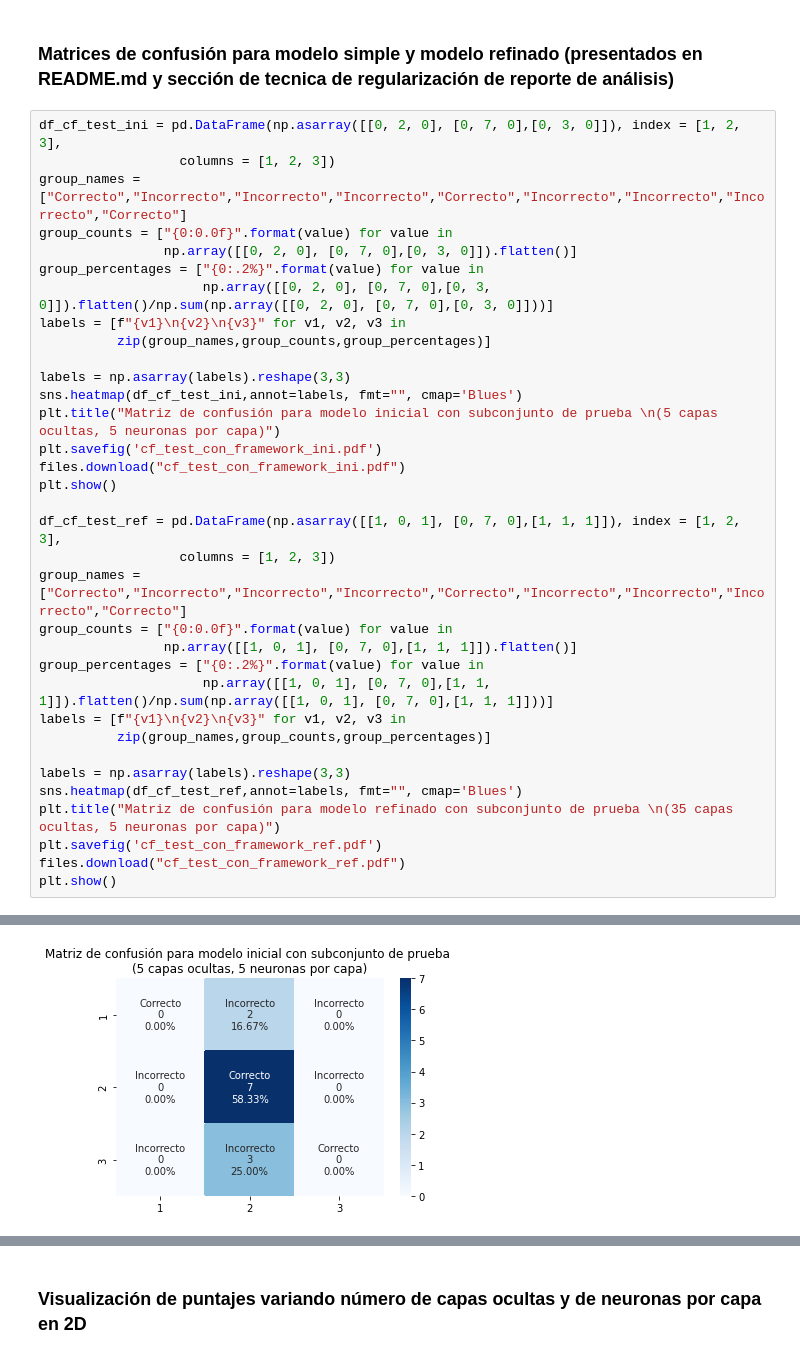
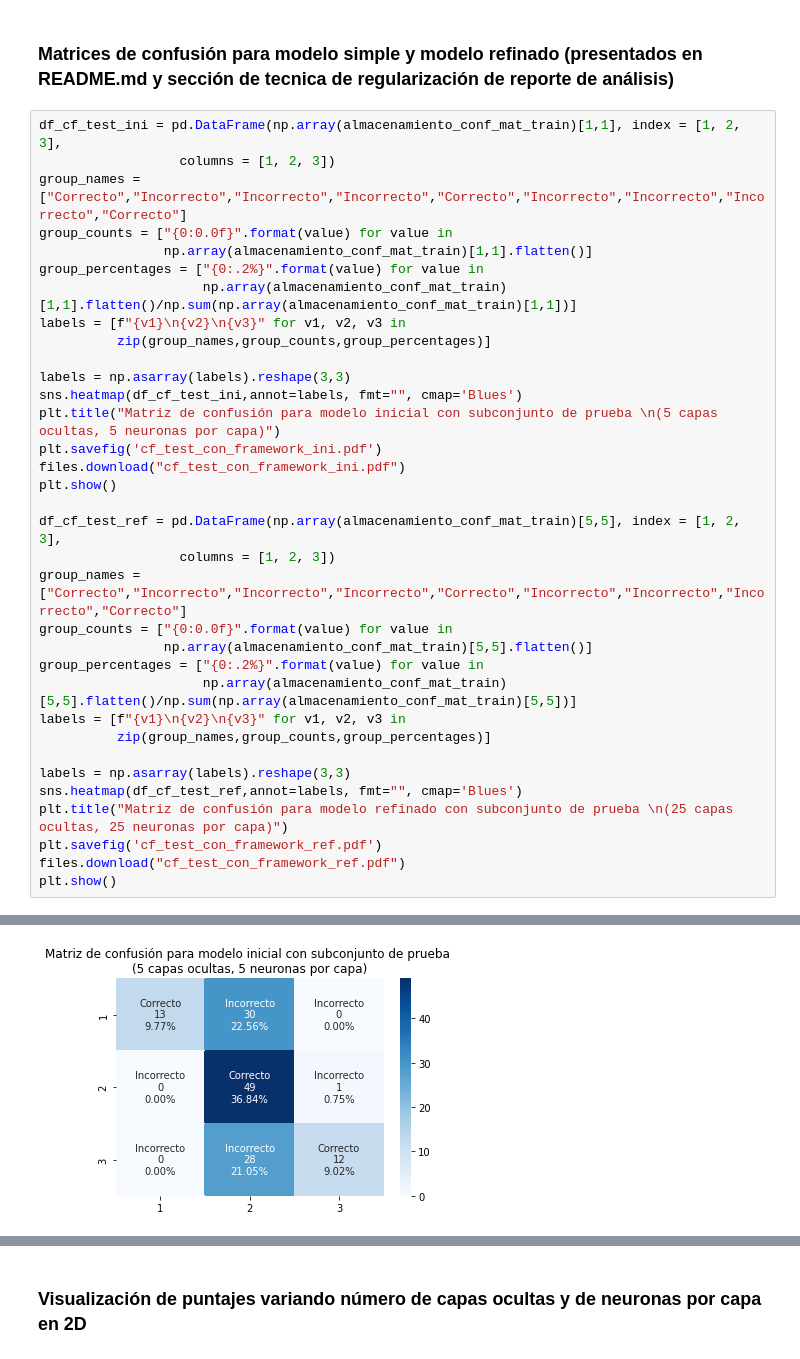
Before and after one commit to 1dgog/tc3006c_m2_portafoliodeimplementacion, a Jupyter notebook: m2_con_framework.ipynb, the cells around one changed output, grey strips where cells are left out. Saved outputs shown, nothing was run; the diff lists cells and outputs as text.

```diff
--- a/m2_con_framework.ipynb
+++ b/m2_con_framework.ipynb
@@ -421,42 +405,42 @@ plt.show()
 # %% [markdown]
 ### Matrices de confusión para modelo simple y modelo refinado (presentados en README.md y sección de tecnica de regularización de reporte de análisis)
 # %%
-df_cf_test_ini = pd.DataFrame(np.asarray([[0, 2, 0], [0, 7, 0],[0, 3, 0]]), index = [1, 2, 3],
+df_cf_test_ini = pd.DataFrame(np.array(almacenamiento_conf_mat_train)[1,1], index = [1, 2, 3],
                   columns = [1, 2, 3])
 group_names = ["Correcto","Incorrecto","Incorrecto","Incorrecto","Correcto","Incorrecto","Incorrecto","Incorrecto","Correcto"]
 group_counts = ["{0:0.0f}".format(value) for value in
-                np.array([[0, 2, 0], [0, 7, 0],[0, 3, 0]]).flatten()]
+                np.array(almacenamiento_conf_mat_train)[1,1].flatten()]
 group_percentages = ["{0:.2%}".format(value) for value in
-                     np.array([[0, 2, 0], [0, 7, 0],[0, 3, 0]]).flatten()/np.sum(np.array([[0, 2, 0], [0, 7, 0],[0, 3, 0]]))]
+                     np.array(almacenamiento_conf_mat_train)[1,1].flatten()/np.sum(np.array(almacenamiento_conf_mat_train)[1,1])]
 labels = [f"{v1}\n{v2}\n{v3}" for v1, v2, v3 in
           zip(group_names,group_counts,group_percentages)]
 
 labels = np.asarray(labels).reshape(3,3)
 sns.heatmap(df_cf_test_ini,annot=labels, fmt="", cmap='Blues')
 plt.title("Matriz de confusión para modelo inicial con subconjunto de prueba \n(5 capas ocultas, 5 neuronas por capa)")
 plt.savefig('cf_test_con_framework_ini.pdf')
 files.download("cf_test_con_framework_ini.pdf")
 plt.show()
 
-df_cf_test_ref = pd.DataFrame(np.asarray([[1, 0, 1], [0, 7, 0],[1, 1, 1]]), index = [1, 2, 3],
+df_cf_test_ref = pd.DataFrame(np.array(almacenamiento_conf_mat_train)[5,5], index = [1, 2, 3],
                   columns = [1, 2, 3])
 group_names = ["Correcto","Incorrecto","Incorrecto","Incorrecto","Correcto","Incorrecto","Incorrecto","Incorrecto","Correcto"]
 group_counts = ["{0:0.0f}".format(value) for value in
-                np.array([[1, 0, 1], [0, 7, 0],[1, 1, 1]]).flatten()]
+                np.array(almacenamiento_conf_mat_train)[5,5].flatten()]
 group_percentages = ["{0:.2%}".format(value) for value in
-                     np.array([[1, 0, 1], [0, 7, 0],[1, 1, 1]]).flatten()/np.sum(np.array([[1, 0, 1], [0, 7, 0],[1, 1, 1]]))]
+                     np.array(almacenamiento_conf_mat_train)[5,5].flatten()/np.sum(np.array(almacenamiento_conf_mat_train)[5,5])]
 labels = [f"{v1}\n{v2}\n{v3}" for v1, v2, v3 in
           zip(group_names,group_counts,group_percentages)]
 
 labels = np.asarray(labels).reshape(3,3)
 sns.heatmap(df_cf_test_ref,annot=labels, fmt="", cmap='Blues')
-plt.title("Matriz de confusión para modelo refinado con subconjunto de prueba \n(35 capas ocultas, 5 neuronas por capa)")
+plt.title("Matriz de confusión para modelo refinado con subconjunto de prueba \n(25 capas ocultas, 25 neuronas por capa)")
 plt.savefig('cf_test_con_framework_ref.pdf')
 files.download("cf_test_con_framework_ref.pdf")
 plt.show()
 # %% [output]
 [interactive output not drawn]
 [interactive output not drawn]
-[figure, old version]
+[figure, new version]
 [interactive output not drawn]
 [interactive output not drawn]
```
Also changed, not shown: parts of 5 cells of this notebook.
